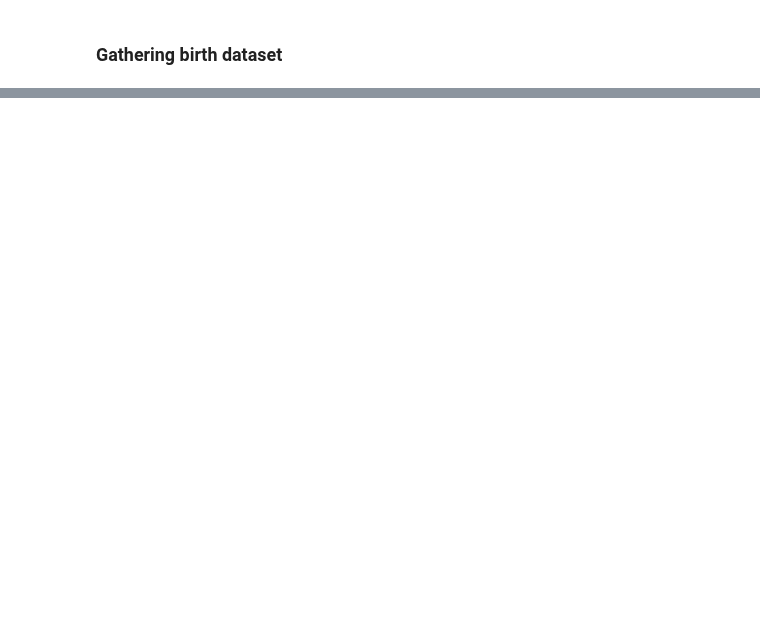
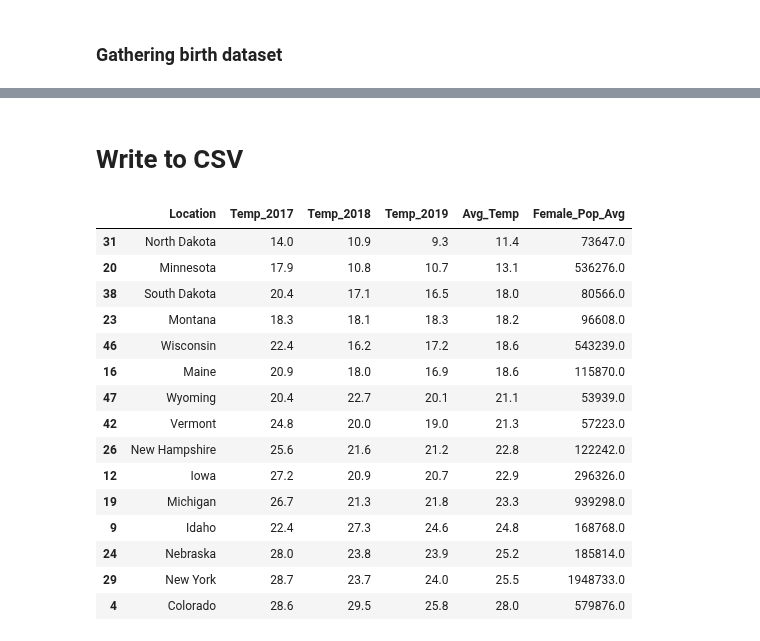
Before and after one commit to MilFran/COVID-birth, a Jupyter notebook: Notebooks/Cap_Stone.ipynb, the cells around one changed output, grey strips where cells are left out. Drawn from its saved outputs; the diff is of its cells as text; code cells hidden in the pictures; blank space fills up the shorter version.

```diff
--- a/Notebooks/Cap_Stone.ipynb
+++ b/Notebooks/Cap_Stone.ipynb
@@ -448,0 +1427,3 @@ type (json_response) # the type of data format
+# %%
+Wisconsin_precovid_Pop= round(Wisconsin_Female.sum(axis=1).mean())
+Wisconsin_precovid_Pop
@@ -448,0 +1432,3 @@ type (json_response) # the type of data format
+# %%
+Wyoming= pd.read_excel('../data/Population/Wyoming.xlsx',skiprows=4)
+Wyoming.head(1)
@@ -448,0 +1438,3 @@ type (json_response) # the type of data format
+# %%
+Wyoming_Female=Wyoming[['Unnamed: 0','2017 Female','2018 Female','2019 Female']].iloc[4:10]
+Wyoming_Female
@@ -448,0 +1449,3 @@ type (json_response) # the type of data format
+# %%
+Wyoming_precovid_Pop= round(Wyoming_Female.sum(axis=1).mean())
+Wyoming_precovid_Pop
@@ -448,0 +1518,2 @@ type (json_response) # the type of data format
+# %% [markdown]
+# Write to CSV
@@ -448,0 +1522,20 @@ type (json_response) # the type of data format
+# %%
+colder_winter_states= pre_covid_winter.sort_values(['Avg_Temp']).head(15)
+colder_winter_states
+# %% [output]
+|  | Location | Temp_2017 | Temp_2018 | Temp_2019 | Avg_Temp | Female_Pop_Avg |
+| 31 | North Dakota | 14.0 | 10.9 | 9.3 | 11.4 | 73647.0 |
+| 20 | Minnesota | 17.9 | 10.8 | 10.7 | 13.1 | 536276.0 |
+| 38 | South Dakota | 20.4 | 17.1 | 16.5 | 18.0 | 80566.0 |
+| 23 | Montana | 18.3 | 18.1 | 18.3 | 18.2 | 96608.0 |
+| 46 | Wisconsin | 22.4 | 16.2 | 17.2 | 18.6 | 543239.0 |
+| 16 | Maine | 20.9 | 18.0 | 16.9 | 18.6 | 115870.0 |
+| 47 | Wyoming | 20.4 | 22.7 | 20.1 | 21.1 | 53939.0 |
+| 42 | Vermont | 24.8 | 20.0 | 19.0 | 21.3 | 57223.0 |
+| 26 | New Hampshire | 25.6 | 21.6 | 21.2 | 22.8 | 122242.0 |
+| 12 | Iowa | 27.2 | 20.9 | 20.7 | 22.9 | 296326.0 |
+| 19 | Michigan | 26.7 | 21.3 | 21.8 | 23.3 | 939298.0 |
+| 9 | Idaho | 22.4 | 27.3 | 24.6 | 24.8 | 168768.0 |
+| 24 | Nebraska | 28.0 | 23.8 | 23.9 | 25.2 | 185814.0 |
+| 29 | New York | 28.7 | 23.7 | 24.0 | 25.5 | 1948733.0 |
+| 4 | Colorado | 28.6 | 29.5 | 25.8 | 28.0 | 579876.0 |
```
Also changed, not shown: parts of 309 cells of this notebook, 6 other files.
